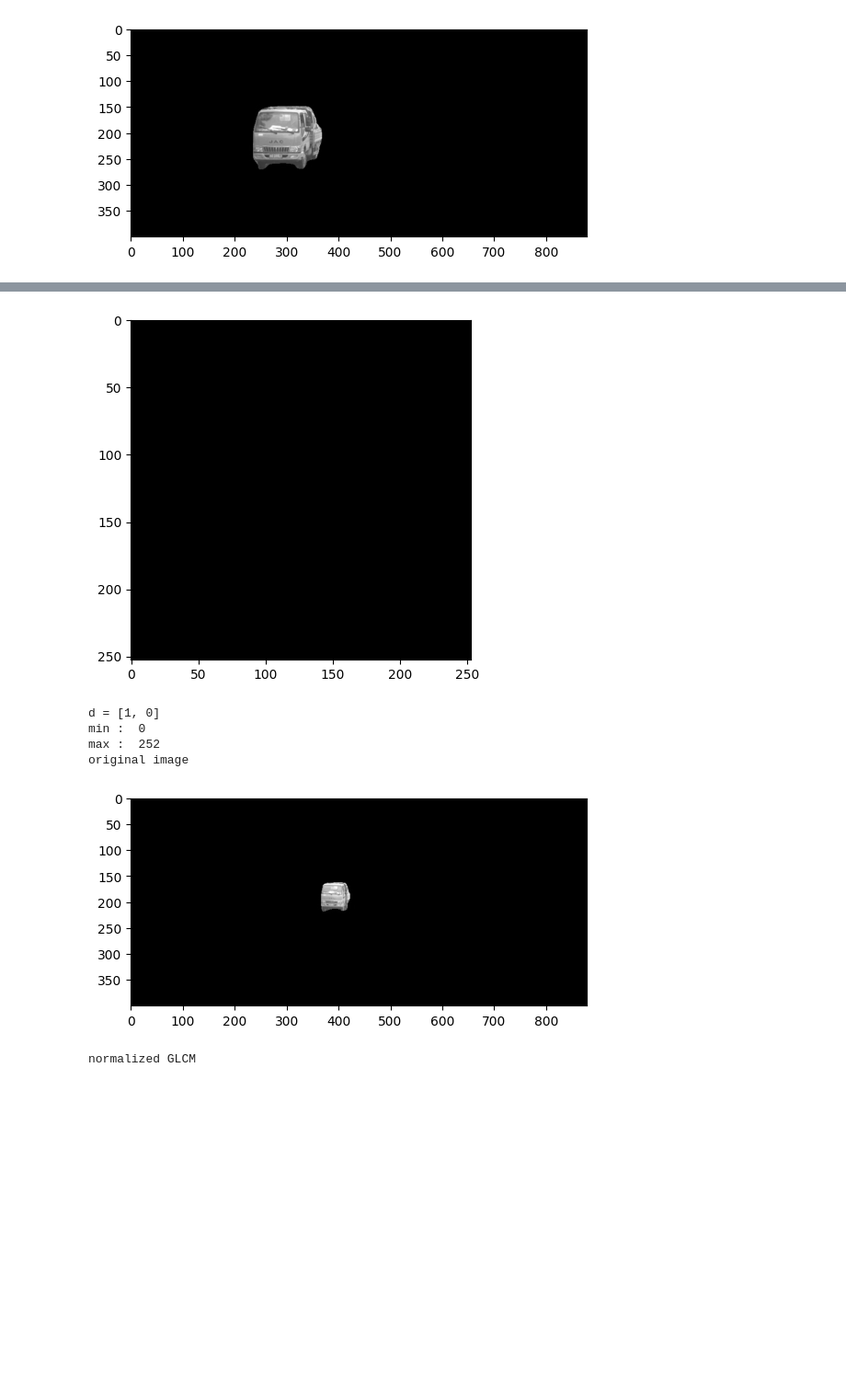
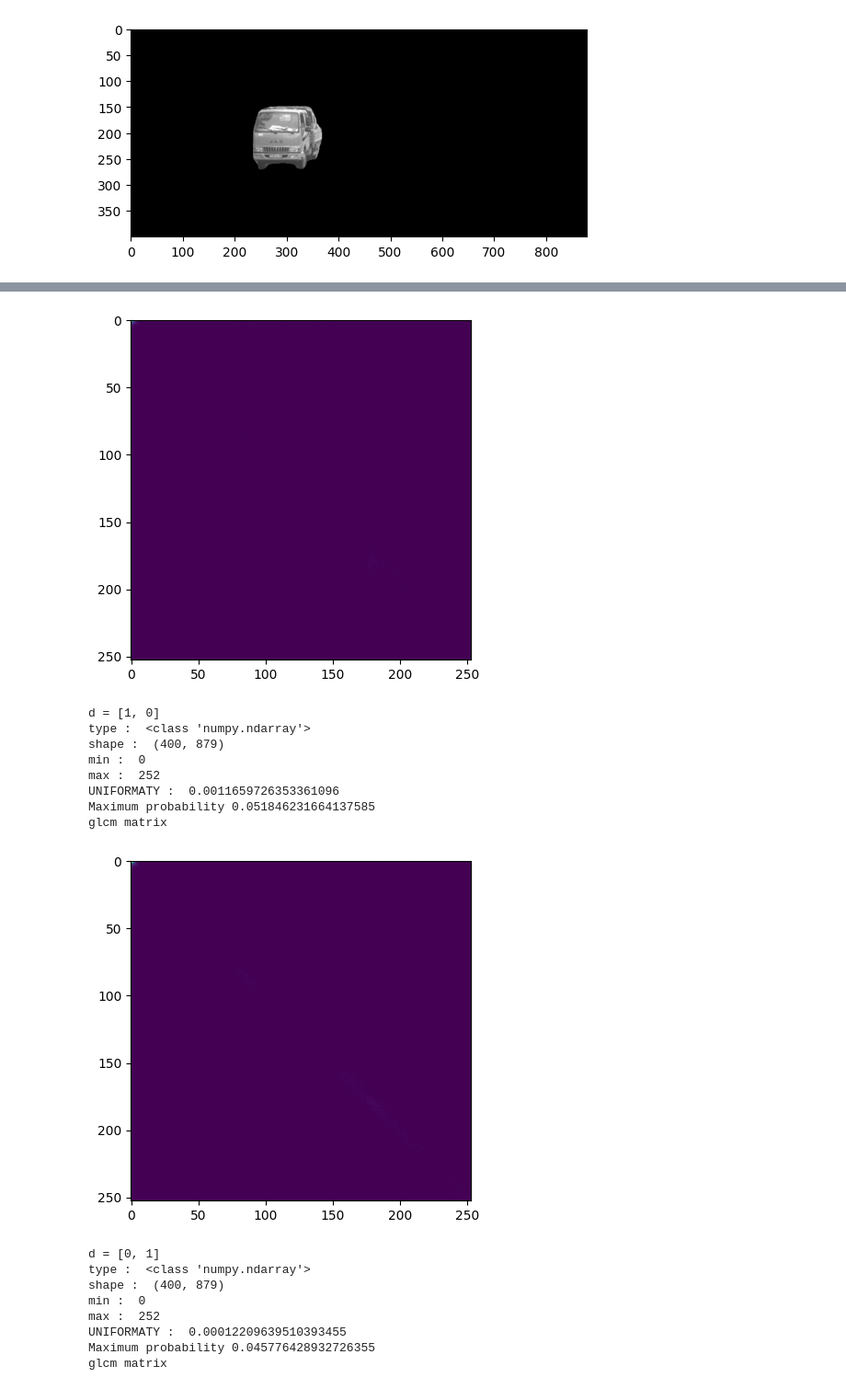
Before and after one commit to rtarun9/ComputerVision_ImageProcessing, a Jupyter notebook: texture_analysis/glcm.ipynb, the cells around one changed output, grey strips where cells are left out. Shown at 92% size. Drawn from its saved outputs; the diff is of its cells as text; code cells hidden in the pictures; blank space fills up the shorter version.

```diff
--- a/texture_analysis/glcm.ipynb
+++ b/texture_analysis/glcm.ipynb
@@ -109,23 +119,29 @@ segmentedimage_4_2018-10-31-06-55-01_2018-10-31-07-00-51-529.jpg
 [figure]
 segmentedimage_5_2018-10-31-06-55-01_2018-10-31-07-00-51-729.jpg
 [figure]
+# %%
+# Features derived from the GLCM.
+def get_uniformaty(glcm_matrix):
+   # Sum of square of entry in matrix.
+   u = 0
+   for x in range(glcm_matrix.shape[1]):
+      for y in range(glcm_matrix.shape[0]):
+         u = glcm_matrix[y, x] * glcm_matrix[y, x]
+
+   return u
 # %%
-ds = [[1, 1], [1, 0], [0, 1]]
+ds = [[1, 1], [1, 0], [0, 1], [0, 0]]
 
 for image in images:
+    print('original image')
+    plt.imshow(image, cmap='gray')
+    plt.show()
     for d in ds:
         print("d =", d)
         glcm_mat = glcm(image, d)
-        print('original image')
-        plt.imshow(image, cmap='gray')
+        print('UNIFORMATY : ', get_uniformaty(glcm_mat / np.max(glcm_mat)))
+        print('Maximum probability', np.max(glcm_mat) / np.sum(glcm_mat))
+        print('glcm matrix')
+        plt.imshow(glcm_mat)
         plt.show()
-        #print('glcm matrix')
-        #plt.imshow(glcm_mat, cmap='gray')
-
-        # Normalize the GLCM
-        glcm_mat = glcm_mat / np.max(glcm_mat)
-        plt.show()
-        print('normalized GLCM')
-        plt.imshow(glcm_mat * 255, cmap='gray')
-        plt.show()
 # %% [output]
@@ -138,7 +158,18 @@ normalized GLCM
-[figure, old version]
+[figure, new version]
 d = [1, 0]
+type :  <class 'numpy.ndarray'>
+shape :  (400, 879)
 min :  0
 max :  252
-original image
+UNIFORMATY :  0.0011659726353361096
+Maximum probability 0.051846231664137585
+glcm matrix
-[figure, old version]
+[figure, new version]
-normalized GLCM
+d = [0, 1]
+type :  <class 'numpy.ndarray'>
+shape :  (400, 879)
+min :  0
+max :  252
+UNIFORMATY :  0.00012209639510393455
+Maximum probability 0.045776428932726355
+glcm matrix
```
Also changed, not shown: parts of 5 cells of this notebook, 22 other files.
